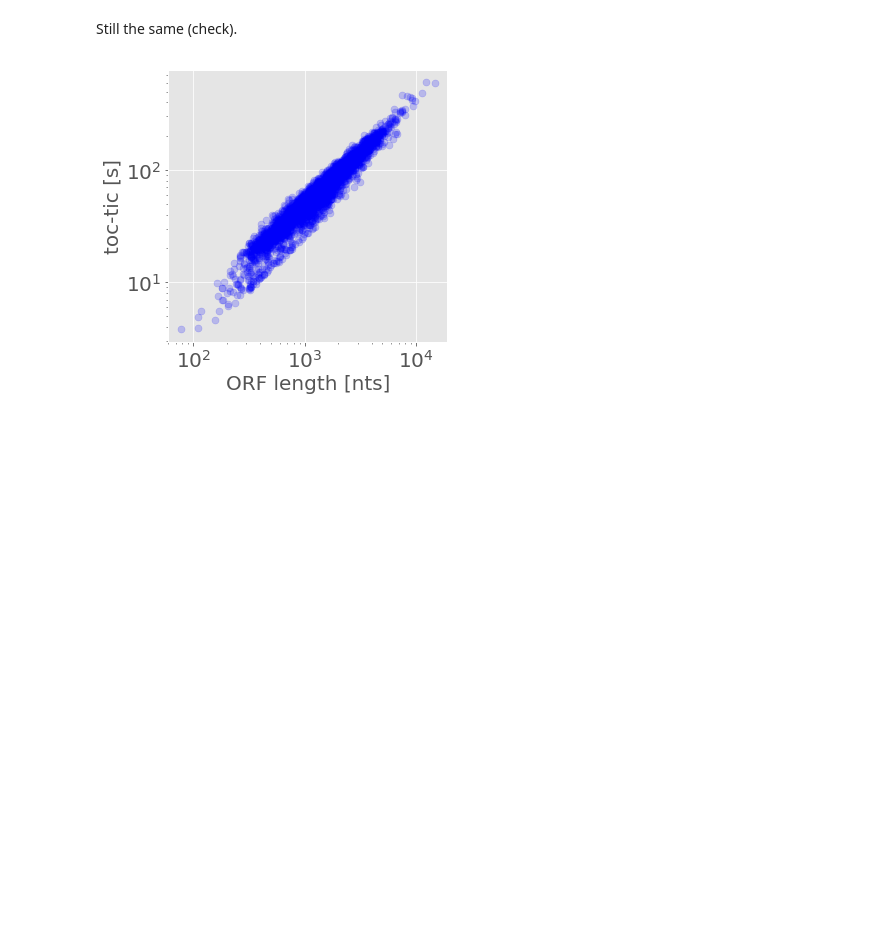
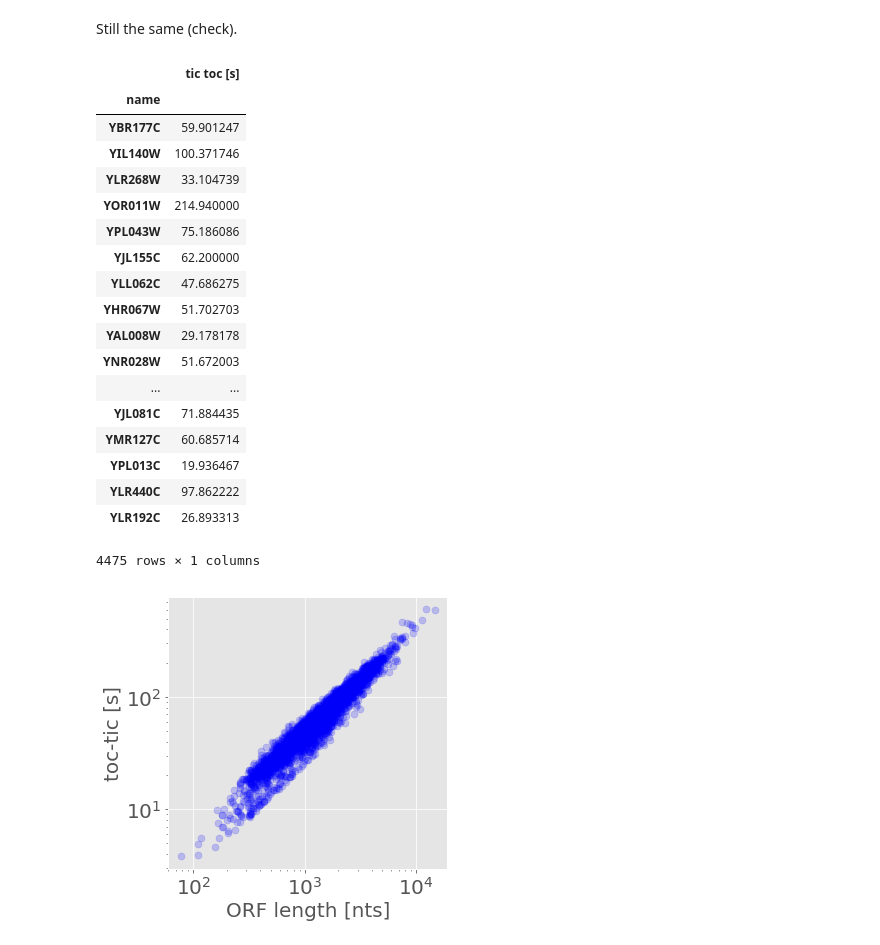
Before and after one commit to gittenberg/TRSL, a Jupyter notebook: workbooks/analyses/09 Codon_usage_analysis_tAI_cAI.ipynb, the cells around one changed output. Drawn from its saved outputs; the diff is of its cells as text; code cells hidden in the pictures; blank space fills up the shorter version.

```diff
--- a/workbooks/analyses/09 Codon_usage_analysis_tAI_cAI.ipynb
+++ b/workbooks/analyses/09 Codon_usage_analysis_tAI_cAI.ipynb
@@ -362,3 +358,25 @@ df1 = pd.DataFrame.from_dict(orf_lengths.items())
 df1.columns = ['name', 'ORF length [nts]']
 # %%
 df = pd.merge(gene_tic_toc_df, df1, left_on='name', right_on='name', how='outer')
+# %%
+gene_tic_toc_df.set_index('name')
+# %% [output]
+|  | tic toc [s] |
+| name |  |
+| YBR177C | 59.901247 |
+| YIL140W | 100.371746 |
+| YLR268W | 33.104739 |
+| YOR011W | 214.940000 |
+| YPL043W | 75.186086 |
+| YJL155C | 62.200000 |
+| YLL062C | 47.686275 |
+| YHR067W | 51.702703 |
+| YAL008W | 29.178178 |
+| YNR028W | 51.672003 |
+| ... | ... |
+| YJL081C | 71.884435 |
+| YMR127C | 60.685714 |
+| YPL013C | 19.936467 |
+| YLR440C | 97.862222 |
+| YLR192C | 26.893313 |
+4475 rows × 1 columns
```
Also changed, not shown: parts of 4 cells of this notebook, 2 other files.
